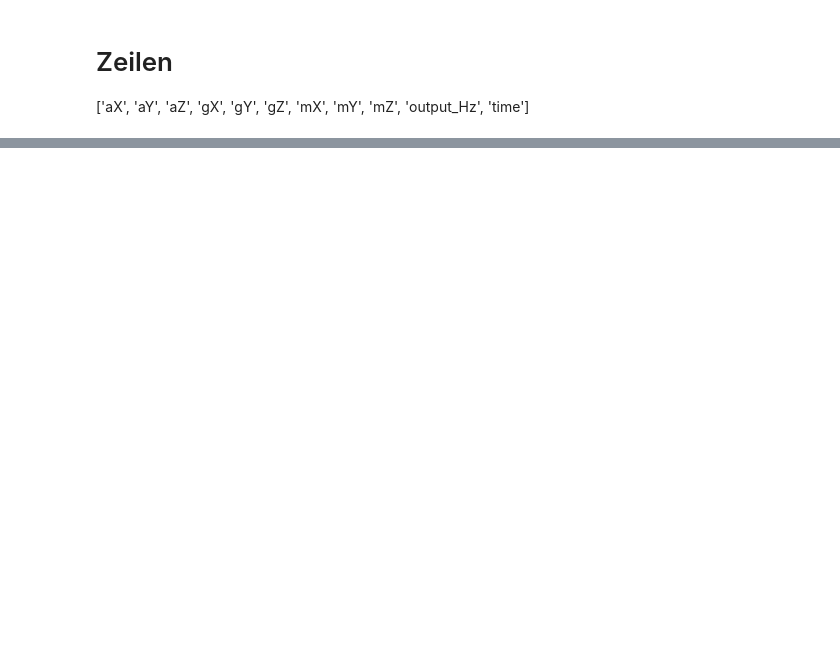
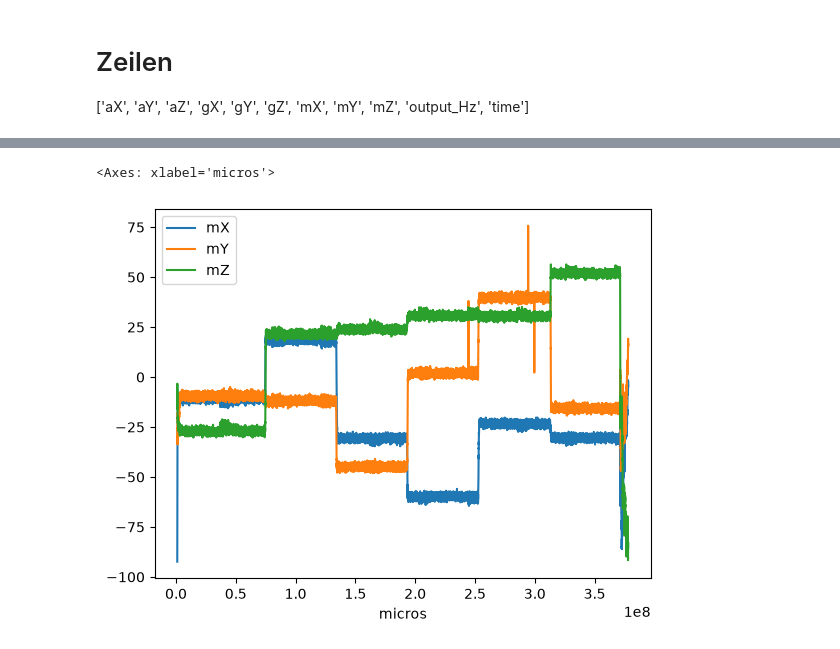
Before and after one commit to OGentner/AP1-Gruppe-143, a Jupyter notebook: Projektversuch_Wasserrakete/Auswertung01.ipynb, the cells around one changed output, grey strips where cells are left out. Cells and saved outputs as stored; diff of their text form; code cells hidden in the pictures; blank space fills up the shorter version.

```diff
--- a/Projektversuch_Wasserrakete/Auswertung01.ipynb
+++ b/Projektversuch_Wasserrakete/Auswertung01.ipynb
@@ -36,0 +54,33 @@ Index(['rtcDate', 'rtcTime', 'micros', 'aX', 'aY', 'aZ', 'gX', 'gY', 'gZ',
+# %%
+# Einlesen der Daten
+Zeiten = [["00:00:03", "00:01:09", "Z-"],
+          ["00:01:13", "00:02:22", "X-"],
+          ["00:02:44", "00:03:24", "Y+"],
+          ["00:03:27", "00:04:16", "X+"],
+          ["00:04:25", "00:05:22", "Y-"],
+          ["00:05:28", "00:06:30", "Z+"]]
+
+path = r"C:\Users\oskar\Desktop\olaKallibrierung\Kalibration.TXT" #path
+
+messdaten = pd.read_csv(path)
+messdaten.drop(columns={'imu_degC', "rtcDate", "rtcTime"}, errors="ignore")
+messdaten.drop(messdaten.columns[messdaten.columns.str.contains('unnamed', case=False)], axis=1, inplace=True, errors="ignore")
+
+messdaten_plot = None
+messdaten["pose"] = None
+
+# for start, end, pose in Zeiten:
+#     mask = messdaten["micros"].dt.time.between(pd.Timestamp(start).time(), pd.Timestamp(end).time())
+#     messdaten.loc[mask, "pose"] = pose
+#     messdaten_plot = pd.concat([messdaten_plot, messdaten[mask]], ignore_index=True)
+
+# mask = messdaten["time"].dt.time.between(pd.Timestamp("00:05:28").time(), pd.Timestamp("00:06:30").time())
+# mask = messdaten["micros"].between(10, 10000)
+# messdaten = messdaten[mask]
+
+# messdaten.to_csv(r"C:\Users\oskar\Desktop\olaKallibrierung\data_for_kalibration.TXT")
+
+messdaten.plot(x="micros", y=["mX", "mY", "mZ"])
+# %% [output]
+<Axes: xlabel='micros'>
+[figure, added]
```
Also changed, not shown: parts of 4 cells of this notebook, 1 other file.
